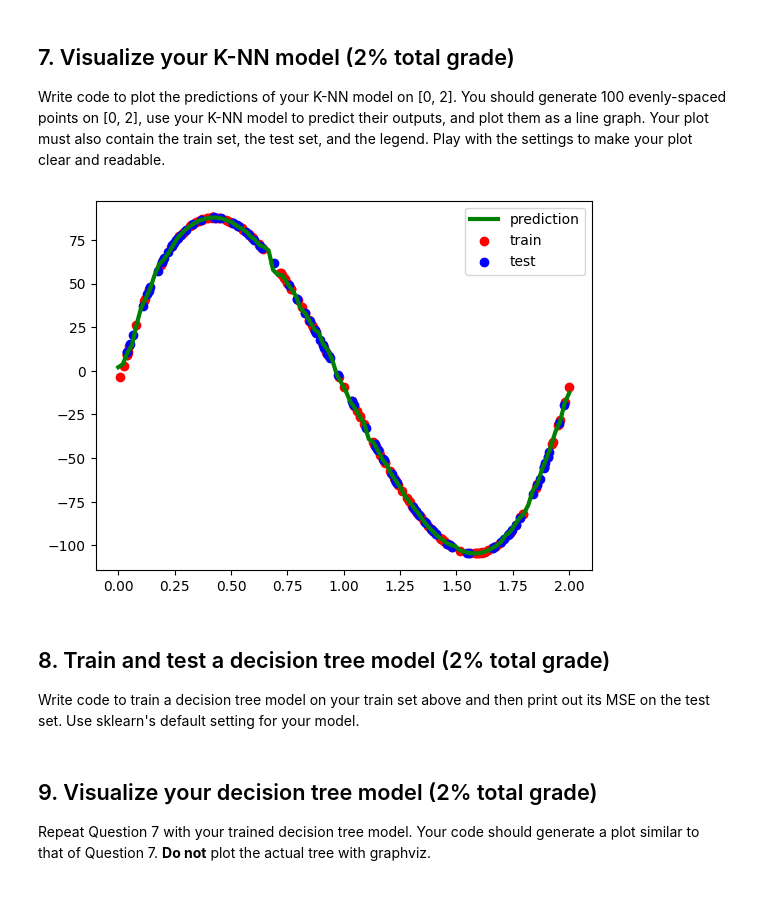
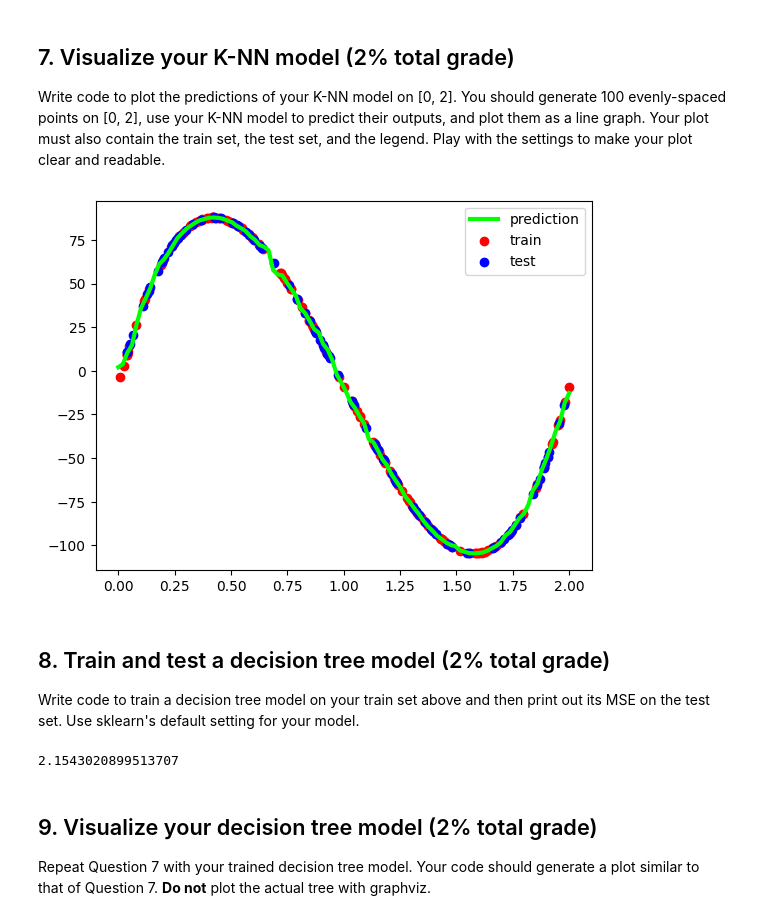
Before and after one commit to michaelcordero/cap-5602-ai, a Jupyter notebook: homework_notebooks/homework2.ipynb, the cells around one changed output. Cells and saved outputs as stored; diff of their text form; code cells hidden in the pictures.

Commit message:
* first draft of assignment done. * i'll have to correct the graphiz dependency problem in the next commit.

```diff
--- a/homework_notebooks/homework2.ipynb
+++ b/homework_notebooks/homework2.ipynb
@@ -82,22 +82,22 @@ Write code to plot the predictions of your K-NN model on [0, 2]. You should gene
 # %%
 # Write your code here
 import matplotlib.pyplot as plt
 # generate 100 points evenly spaced on the domain [0,2]
 xd = np.linspace(0,2,100).reshape(-1,1)
 # make prediction on the newly generated x-inputs
 yd= knn.predict(xd)
 # Plot a line connecting the points
-plt.plot(xd, yd, color="g", label="prediction", linewidth=3)
+plt.plot(xd, yd, color="lime", label="prediction", linewidth=3)
 # Plot the training set
 plt.scatter(X_train, Y_train, vmin=0, vmax=100, color="r", label="train")
 # Plot the test set
 plt.scatter(X_test, Y_test, vmin=0, vmax=100, color="b", label="test")
 # Add legend
 plt.legend()
 # Show the plot
 plt.show()
 # %% [output]
-[figure, old version]
+[figure, new version]
 # %% [markdown]
 ## 8. Train and test a decision tree model (2% total grade)
 
@@ -107,3 +105,14 @@ Write code to train a decision tree model on your train set above and then print
+# %%
+# Write your code here
+from sklearn import tree
+
+tree_model = tree.DecisionTreeRegressor()
+tree_model.fit(X_train, Y_train)
+TY_prediction = tree_model.predict(X_test)
+tree_mse = mean_squared_error(Y_test, TY_prediction)
+print(tree_mse)
+# %% [output]
+2.1543020899513707
 # %% [markdown]
 ## 9. Visualize your decision tree model (2% total grade)
 
```
Also changed, not shown: parts of 4 cells of this notebook, 4 other files.
